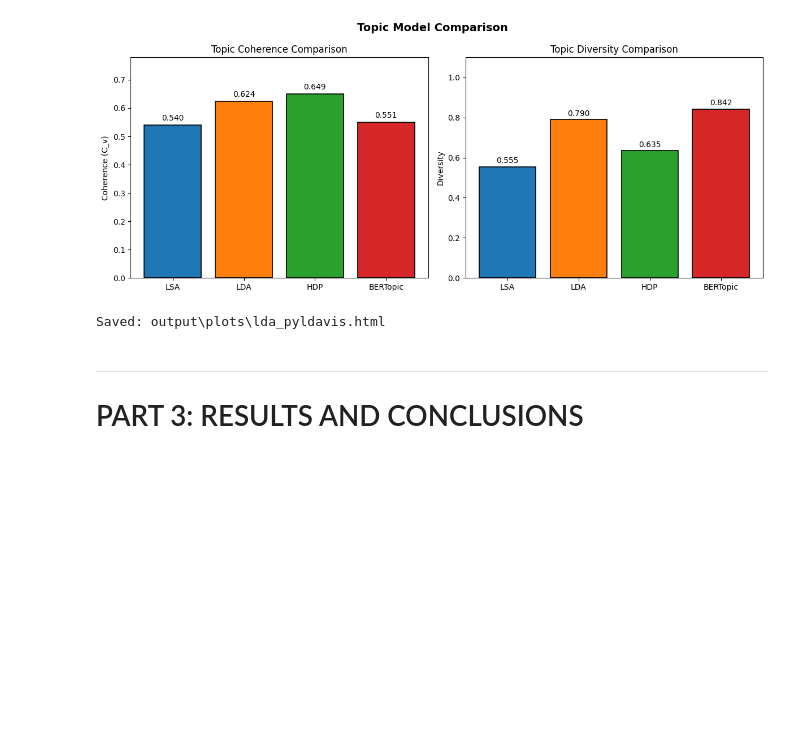
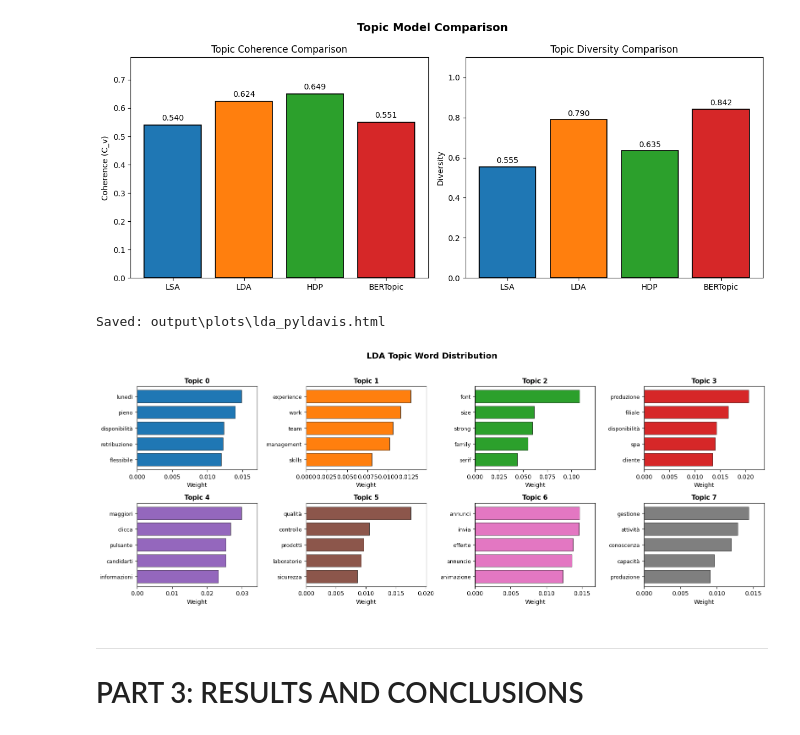
Before and after one commit to SashaRisoluti/MSc-project, a Jupyter notebook: TextMining/text_mining_ita_jobs_ads.ipynb, the cells around one changed output. Cells and saved outputs as stored; diff of their text form; code cells hidden in the pictures; blank space fills up the shorter version.

```diff
--- a/TextMining/text_mining_ita_jobs_ads.ipynb
+++ b/TextMining/text_mining_ita_jobs_ads.ipynb
@@ -958,6 +910,43 @@ if PYLDAVIS_AVAILABLE and lda_model:
         print(f"pyLDAvis error: {e}")
 # %% [output]
 Saved: output\plots\lda_pyldavis.html
+# %%
+n_topics = min(8, lda_model.num_topics)
+
+n_cols = 4
+n_rows = (n_topics + n_cols - 1) // n_cols
+
+fig, axes = plt.subplots(n_rows, n_cols, figsize=(4 * n_cols, 3 * n_rows))
+axes = axes.flatten() if n_topics > 1 else [axes]
+
+colors = plt.cm.tab10(np.linspace(0, 1, 10))
+
+for idx in range(n_topics):
+    ax = axes[idx]
+
+    topic_terms = lda_model.show_topic(idx, topn=5)
+    words = [word for word, _ in topic_terms]
+    weights = [weight for _, weight in topic_terms]
+
+    words = words[::-1]
+    weights = weights[::-1]
+
+    bars = ax.barh(words, weights, color=colors[idx % 10], edgecolor='black', linewidth=0.5)
+
+    ax.set_title(f'Topic {idx}', fontsize=11, fontweight='bold')
+    ax.set_xlabel('Weight')
+    ax.tick_params(axis='y', labelsize=9)
+    ax.set_xlim(0, max(weights) * 1.15)
+
+for idx in range(n_topics, len(axes)):
+    axes[idx].set_visible(False)
+
+plt.suptitle('LDA Topic Word Distribution', fontsize=14, fontweight='bold', y=1.02)
+plt.tight_layout()
+plt.savefig(os.path.join(PLOTS_DIR, "lda_barchart.png"), dpi=300, bbox_inches='tight')
+plt.show()
+# %% [output]
+[figure, added]
 # %%
 if bertopic_model:
 
```
Also changed, not shown: parts of 13 cells of this notebook, 7 other files.
